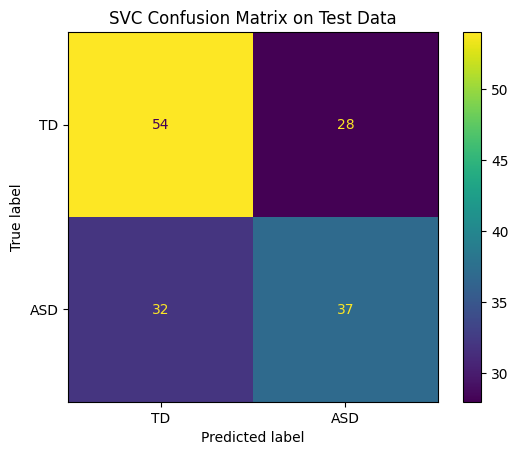
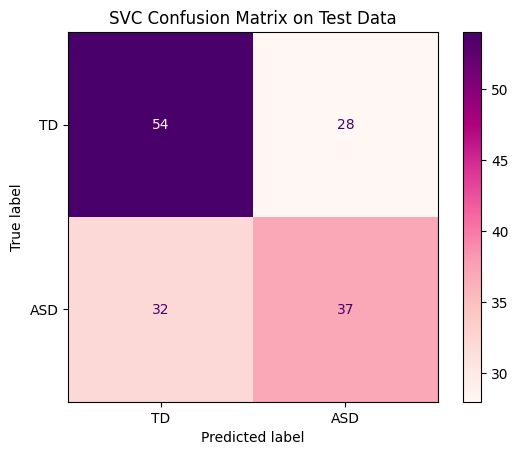
The change to this notebook cell's code, shown as a diff; its figure went from the first image to the second:
--- before
+++ after
@@ -3,6 +3,8 @@
     y_pred,
     labels = [0, 1],
-    display_labels = ['TD', 'ASD']
+    display_labels = ['TD', 'ASD'],
+    cmap = 'RdPu'
 )
 
 plt.title('SVC Confusion Matrix on Test Data')
+plt.savefig("./Results/SVC_cm")

Commit: Adjust result presentation Corrects and saves plots